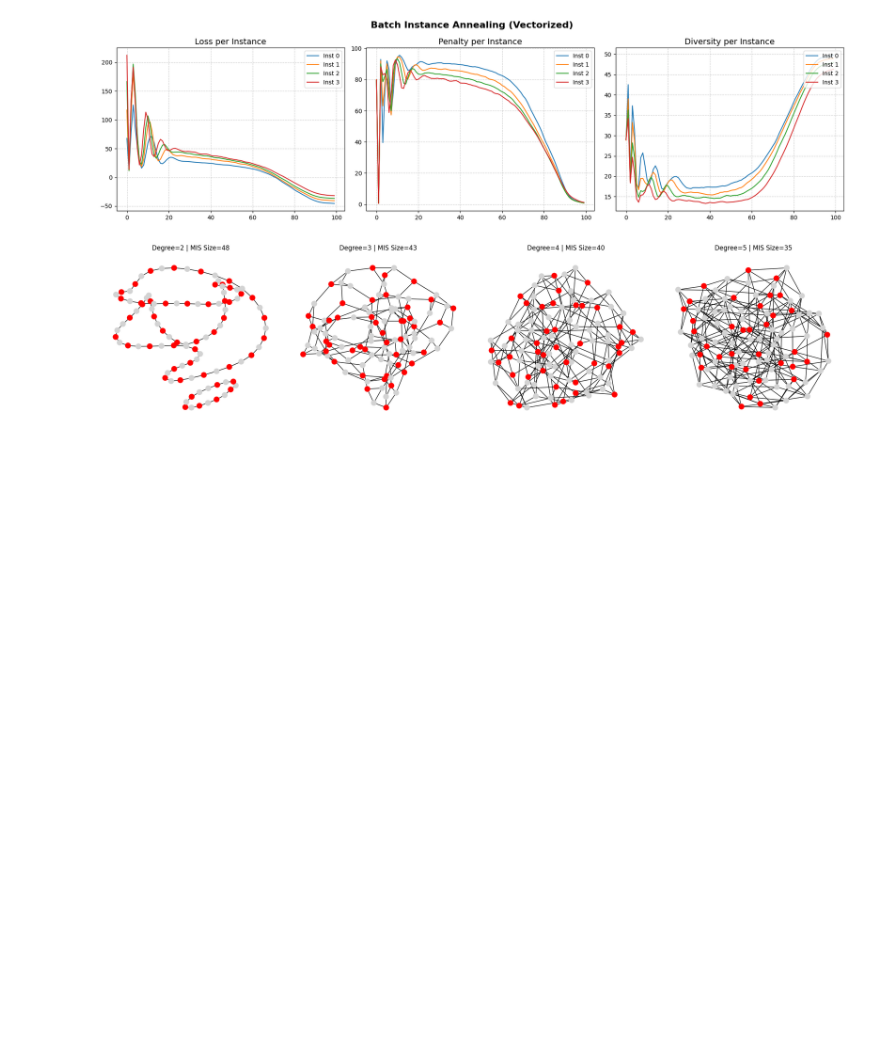
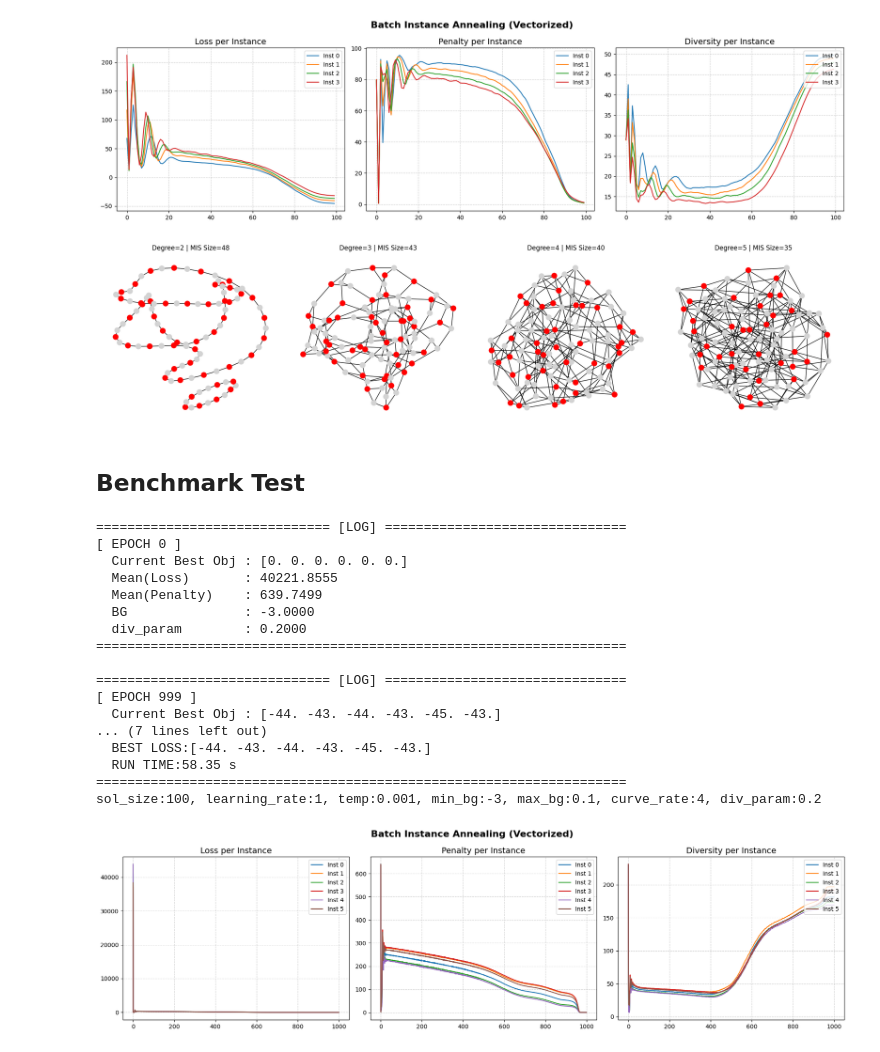
Before and after one commit to Yuma-Ichikawa/QQA4CO, a Jupyter notebook: example.ipynb, the cells around one changed output. Saved outputs shown, nothing was run; the diff lists cells and outputs as text; code cells hidden in the pictures; blank space fills up the shorter version.

```diff
--- a/example.ipynb
+++ b/example.ipynb
@@ -270,3 +272,64 @@ plt.tight_layout()
 plt.show()
 # %% [output]
 [figure]
+# %% [markdown]
+## Benchmark Test
+# %%
+path="./data/mis/er-small"
+files = os.listdir("./data/mis/er-small")
+nx_graph_list = []
+for f in files:
+    fp = os.path.join(path, f)
+    with open(fp, 'rb') as fh:
+        g = pickle.load(fh)
+    nx_graph_list.append(g)
+
+problem = instance.MaximumIndependentSetInstance(nx_graph_list,
+                                                max_node=800,
+                                                penalty=2,
+                                                device=device)
+
+# problem = instance.mis_er_small(penalty=2,
+#                                 problem_type="all",
+#                                 device=device,
+#                                 path="./data/mis/er-small")
+# %%
+cfg = {'sol_size':100,
+        'learning_rate':1,
+        'temp':0.001,
+        'min_bg':-3,
+        'max_bg':0.1,
+        'curve_rate':4,
+        'div_param':0.2}
+
+best_sol, best_obj, runtime = qqa.batch_instance_annealing(problem,
+                                                    sol_size=cfg['sol_size'],
+                                                    learning_rate=cfg['learning_rate'],
+                                                    temp=cfg['temp'],
+                                                    min_bg=cfg['min_bg'],
+                                                    max_bg=cfg['max_bg'],
+                                                    curve_rate=cfg['curve_rate'],
+                                                    div_param=cfg['div_param'],
+                                                    num_epochs=int(1e3),
+                                                    check_interval=1000,
+                                                    device=device,
+                                                    plot_dynamics=True)
+# %% [output]
+============================== [LOG] ===============================
+[ EPOCH 0 ]
+  Current Best Obj : [0. 0. 0. 0. 0. 0.]
+  Mean(Loss)       : 40221.8555
+  Mean(Penalty)    : 639.7499
+  BG               : -3.0000
+  div_param        : 0.2000
+====================================================================
+
+============================== [LOG] ===============================
+[ EPOCH 999 ]
+  Current Best Obj : [-44. -43. -44. -43. -45. -43.]
+... (7 lines left out)
+  BEST LOSS:[-44. -43. -44. -43. -45. -43.]
+  RUN TIME:58.35 s
+====================================================================
+sol_size:100, learning_rate:1, temp:0.001, min_bg:-3, max_bg:0.1, curve_rate:4, div_param:0.2
+[figure, added]
```
Also changed, not shown: parts of 2 cells of this notebook, 13 other files.
